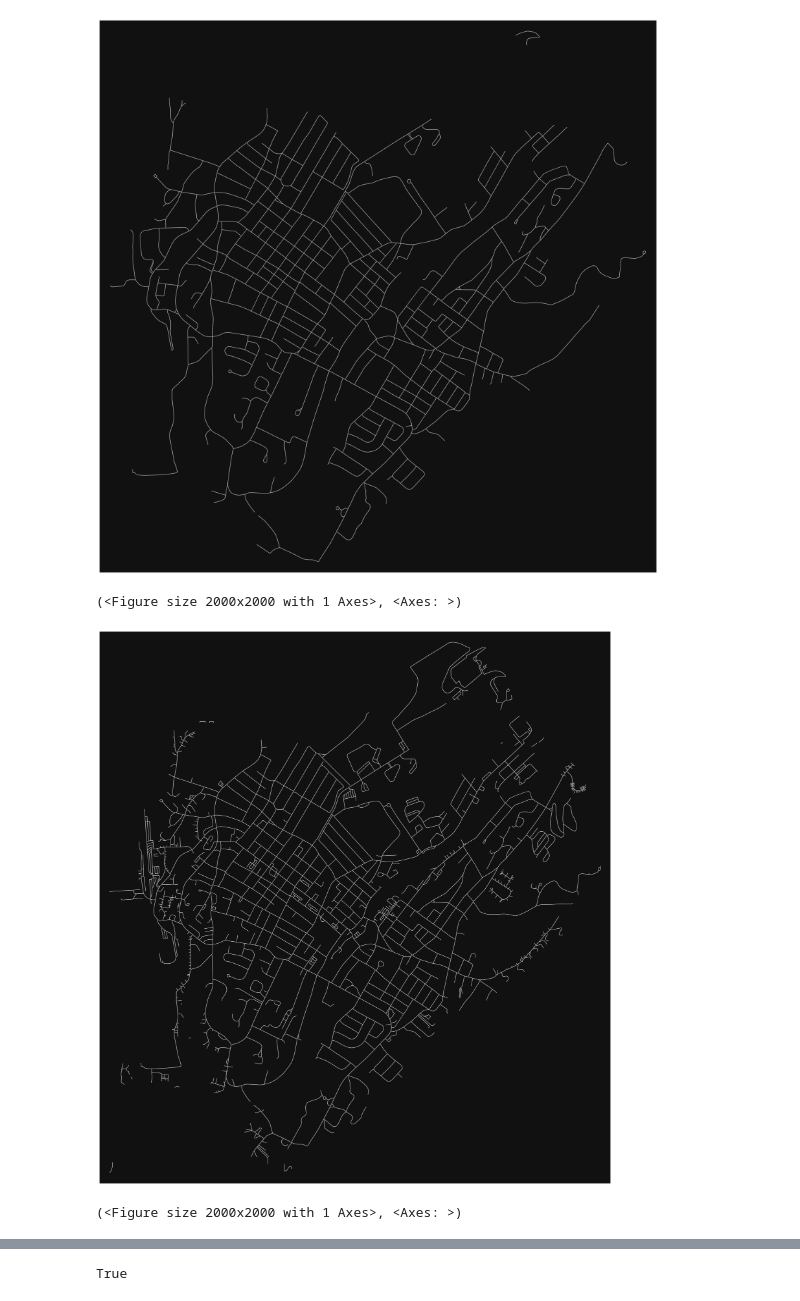
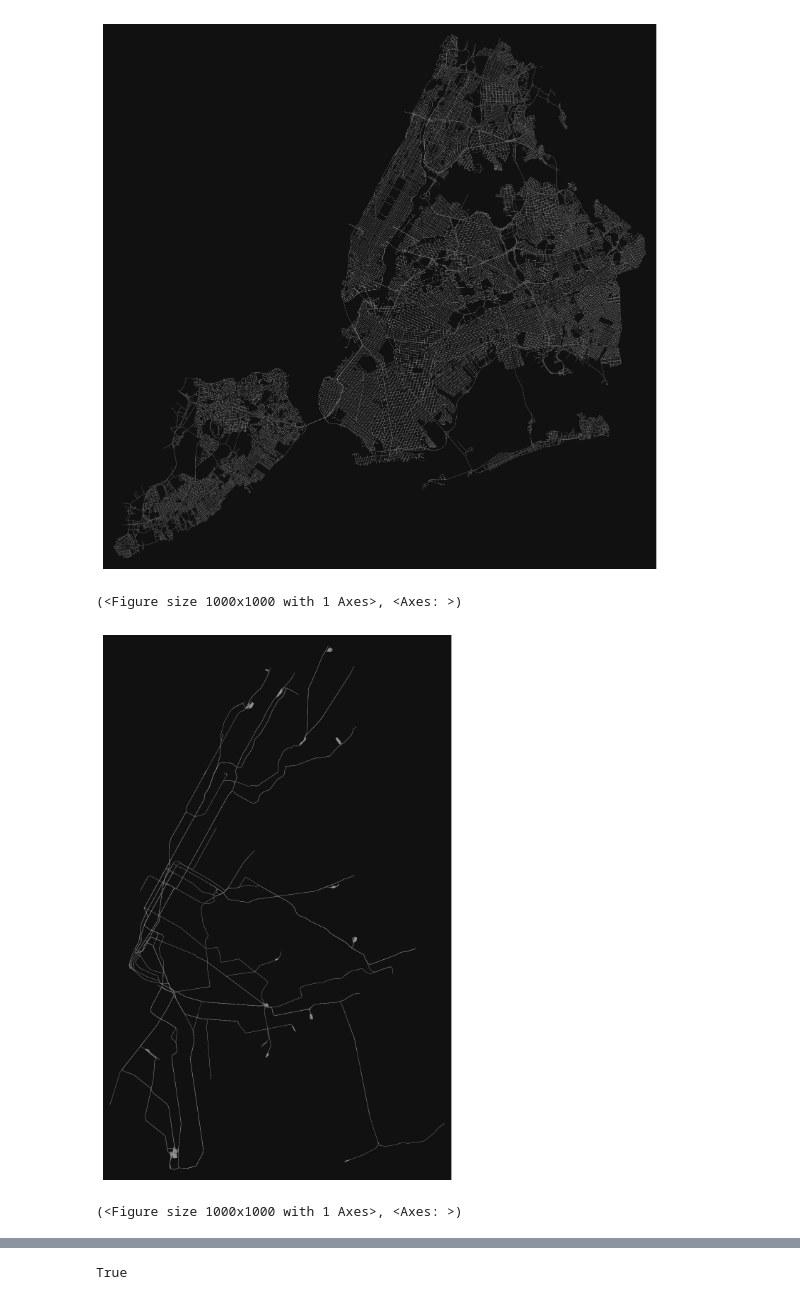
Before and after one commit to agupta01/metroscore, a Jupyter notebook: notebooks/graph_merge.ipynb, the cells around one changed output, grey strips where cells are left out. Cells and saved outputs as stored; diff of their text form; code cells hidden in the pictures.

Commit message:
temp: graph merge

```diff
--- a/notebooks/graph_merge.ipynb
+++ b/notebooks/graph_merge.ipynb
@@ -16,12 +16,18 @@ G = build_road_network(region="Beacon, NY")
 # %%
-ox.plot.plot_graph(G, figsize=(20,20), node_size=0)
+ox.plot_graph(G, figsize=(10,10), node_size=0, edge_linewidth=0.1)
 # %% [output]
-[figure, old version]
+[figure, new version]
-(<Figure size 2000x2000 with 1 Axes>, <Axes: >)
+(<Figure size 1000x1000 with 1 Axes>, <Axes: >)
 # %%
-W = ox.graph_from_place(query="Beacon, NY", network_type="bike", retain_all=True)
+W = ox.graph_from_place(
+    "New York, New York, USA",
+    retain_all=False,
+    truncate_by_edge=True,
+    simplify=True,
+    custom_filter='["railway"~"subway"]',
+)
 # %%
-ox.plot.plot_graph(W, figsize=(20,20), node_size=0)
+ox.plot_graph(W, figsize=(10,10), node_size=0, edge_linewidth=0.1)
 # %% [output]
-[figure, old version]
+[figure, new version]
-(<Figure size 2000x2000 with 1 Axes>, <Axes: >)
+(<Figure size 1000x1000 with 1 Axes>, <Axes: >)
```
Also changed, not shown: parts of 21 cells of this notebook, 5 other files.
